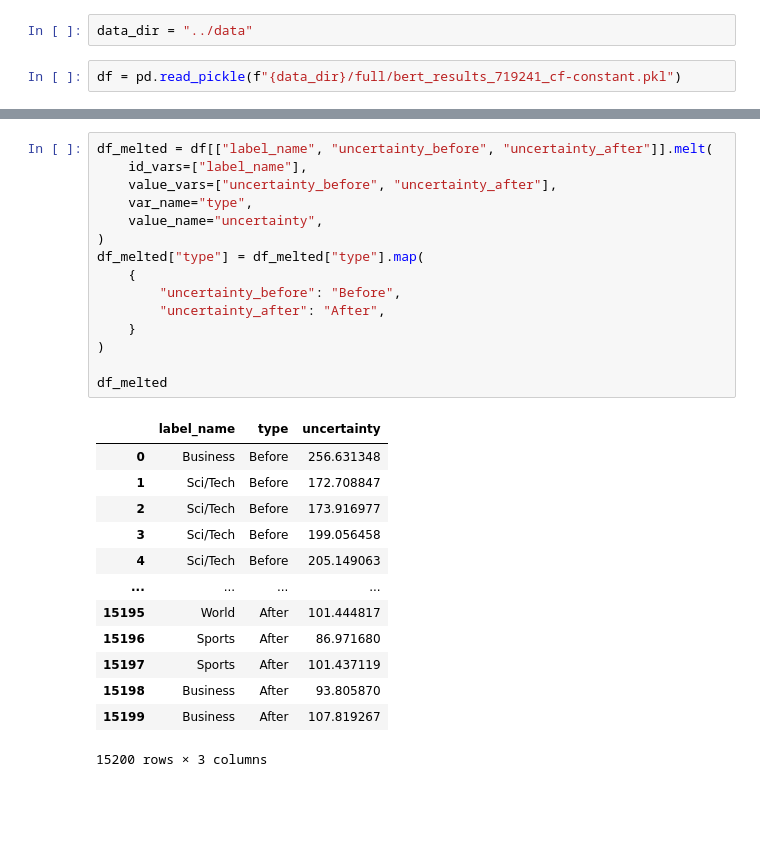
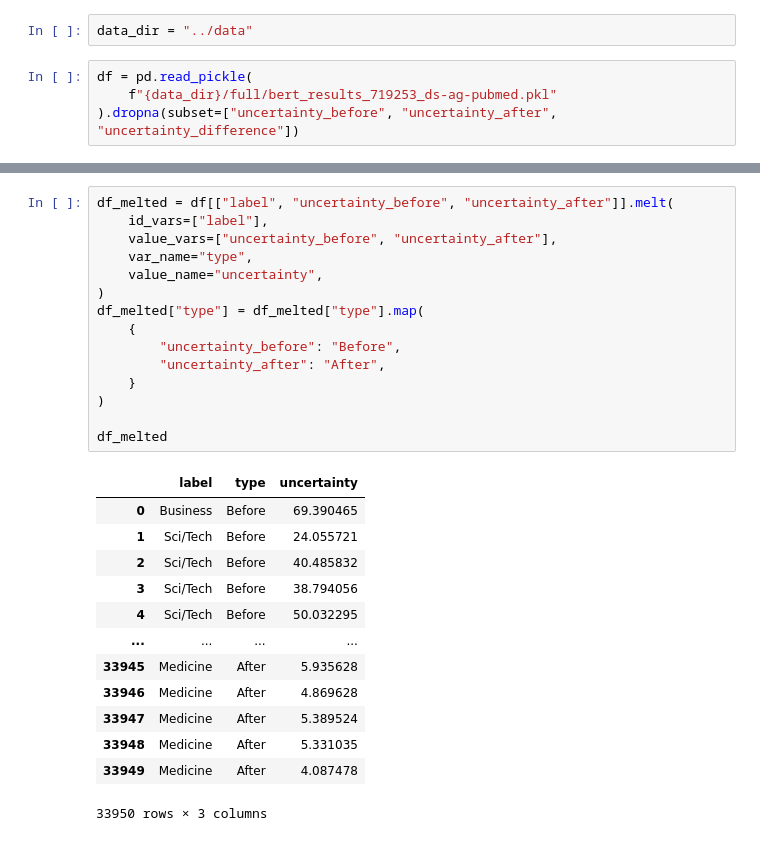
Before and after one commit to ngruenefeld/gradient-uncertainty, a Jupyter notebook: notebooks/bert_eval.ipynb, the cells around one changed output, grey strips where cells are left out. Drawn from its saved outputs; the diff is of its cells as text; blank space fills up the shorter version.

```diff
--- a/notebooks/bert_eval.ipynb
+++ b/notebooks/bert_eval.ipynb
@@ -9,7 +9,9 @@ plt.rcParams["figure.dpi"] = 120
 # %%
 data_dir = "../data"
 # %%
-df = pd.read_pickle(f"{data_dir}/full/bert_results_719241_cf-constant.pkl")
+df = pd.read_pickle(
+    f"{data_dir}/full/bert_results_719253_ds-ag-pubmed.pkl"
+).dropna(subset=["uncertainty_before", "uncertainty_after", "uncertainty_difference"])
 # %%
 df
 # %% [output]
@@ -29,30 +31,30 @@ df
 # %%
-df_melted = df[["label_name", "uncertainty_before", "uncertainty_after"]].melt(
-    id_vars=["label_name"],
+df_melted = df[["label", "uncertainty_before", "uncertainty_after"]].melt(
+    id_vars=["label"],
     value_vars=["uncertainty_before", "uncertainty_after"],
     var_name="type",
     value_name="uncertainty",
 )
 df_melted["type"] = df_melted["type"].map(
     {
         "uncertainty_before": "Before",
         "uncertainty_after": "After",
     }
 )
 
 df_melted
 # %% [output]
-|  | label_name | type | uncertainty |
-| 0 | Business | Before | 256.631348 |
-| 1 | Sci/Tech | Before | 172.708847 |
-| 2 | Sci/Tech | Before | 173.916977 |
-| 3 | Sci/Tech | Before | 199.056458 |
-| 4 | Sci/Tech | Before | 205.149063 |
+|  | label | type | uncertainty |
+| 0 | Business | Before | 69.390465 |
+| 1 | Sci/Tech | Before | 24.055721 |
+| 2 | Sci/Tech | Before | 40.485832 |
+| 3 | Sci/Tech | Before | 38.794056 |
+| 4 | Sci/Tech | Before | 50.032295 |
 | ... | ... | ... | ... |
-| 15195 | World | After | 101.444817 |
-| 15196 | Sports | After | 86.971680 |
-| 15197 | Sports | After | 101.437119 |
-| 15198 | Business | After | 93.805870 |
-| 15199 | Business | After | 107.819267 |
+| 33945 | Medicine | After | 5.935628 |
+| 33946 | Medicine | After | 4.869628 |
+| 33947 | Medicine | After | 5.389524 |
+| 33948 | Medicine | After | 5.331035 |
+| 33949 | Medicine | After | 4.087478 |
-15200 rows × 3 columns
+33950 rows × 3 columns
 # %%
```
Also changed, not shown: parts of 5 cells of this notebook.
